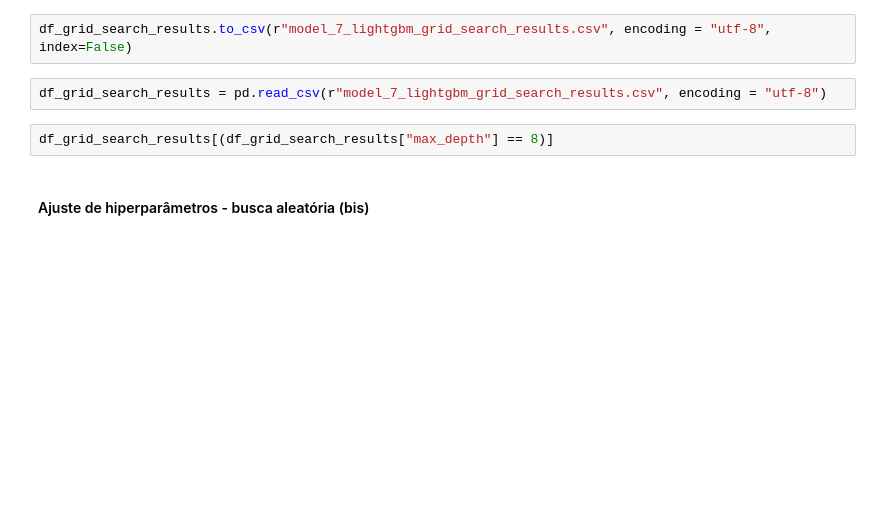
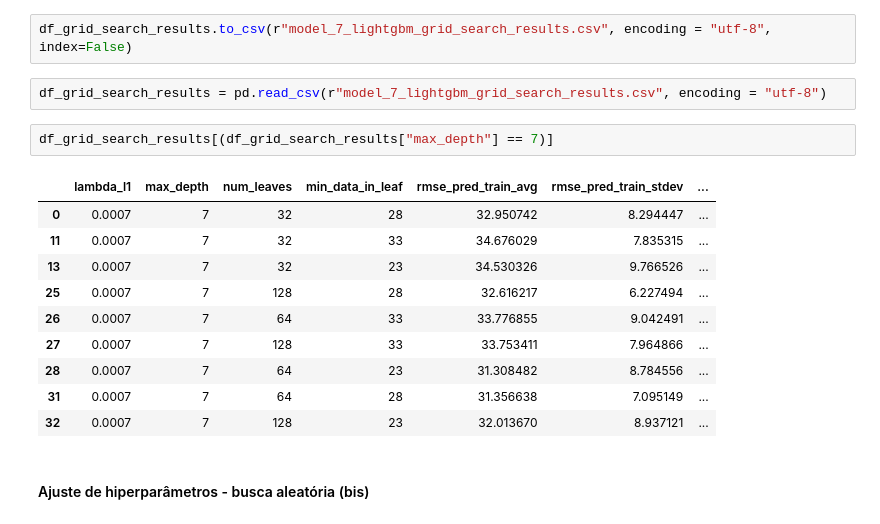
Before and after one commit to AlexandreWNeto/TCC_data_science_PUC_Minas, a Jupyter notebook: Cadernos/009_Previsão de geração com previsão do tempo.ipynb, the cells around one changed output. Saved outputs shown, nothing was run; the diff lists cells and outputs as text; blank space fills up the shorter version.

```diff
--- a/Cadernos/009_Previsão de geração com previsão do tempo.ipynb
+++ b/Cadernos/009_Previsão de geração com previsão do tempo.ipynb
@@ -640,7 +888,18 @@ df_grid_search_results.to_csv(r"model_7_lightgbm_grid_search_results.csv", encod
 # %%
 df_grid_search_results = pd.read_csv(r"model_7_lightgbm_grid_search_results.csv", encoding = "utf-8")
 # %%
-df_grid_search_results[(df_grid_search_results["max_depth"] == 8)]
+df_grid_search_results[(df_grid_search_results["max_depth"] == 7)]
+# %% [output]
+|  | lambda_l1 | max_depth | num_leaves | min_data_in_leaf | rmse_pred_train_avg | rmse_pred_train_stdev | ... |
+| 0 | 0.0007 | 7 | 32 | 28 | 32.950742 | 8.294447 | ... |
+| 11 | 0.0007 | 7 | 32 | 33 | 34.676029 | 7.835315 | ... |
+| 13 | 0.0007 | 7 | 32 | 23 | 34.530326 | 9.766526 | ... |
+| 25 | 0.0007 | 7 | 128 | 28 | 32.616217 | 6.227494 | ... |
+| 26 | 0.0007 | 7 | 64 | 33 | 33.776855 | 9.042491 | ... |
+| 27 | 0.0007 | 7 | 128 | 33 | 33.753411 | 7.964866 | ... |
+| 28 | 0.0007 | 7 | 64 | 23 | 31.308482 | 8.784556 | ... |
+| 31 | 0.0007 | 7 | 64 | 28 | 31.356638 | 7.095149 | ... |
+| 32 | 0.0007 | 7 | 128 | 23 | 32.013670 | 8.937121 | ... |
 # %% [markdown]
 #### Ajuste de hiperparâmetros - busca aleatória (bis)
 # %%
```
Also changed, not shown: parts of 38 cells of this notebook, 1 other file.
